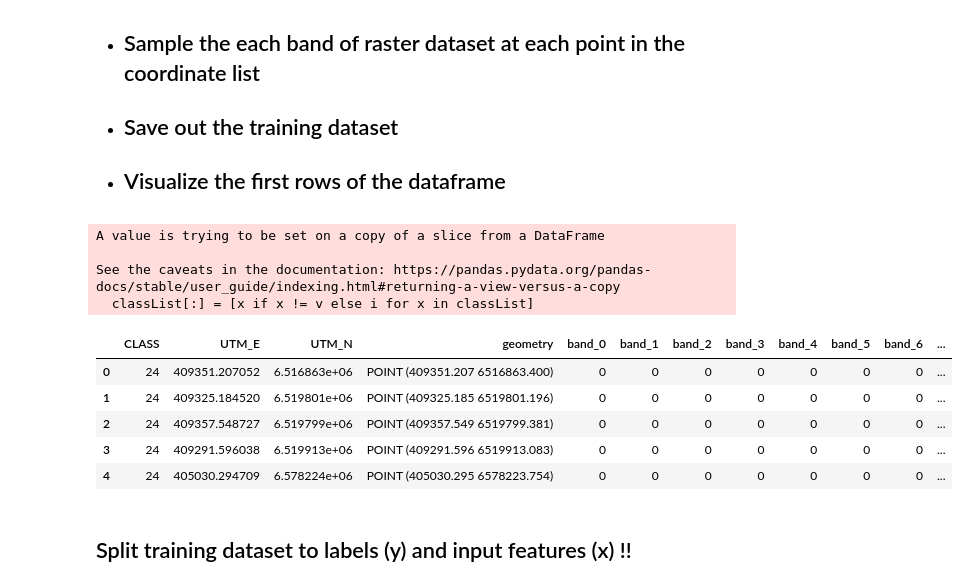
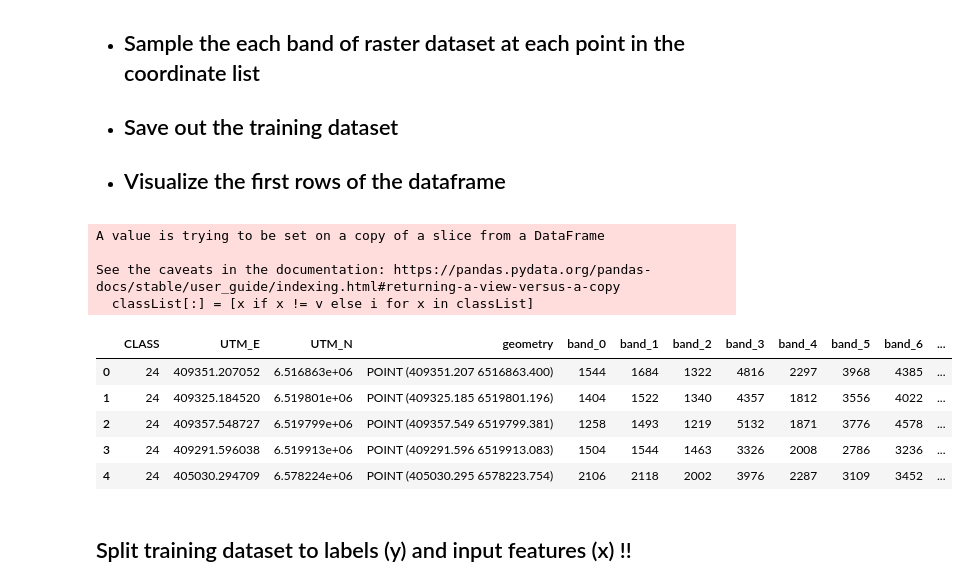
Before and after one commit to Gratheon/satellite-pollination-map, a Jupyter notebook: vegetation_classificator.ipynb, the cells around one changed output. Saved outputs shown, nothing was run; the diff lists cells and outputs as text; code cells hidden in the pictures.

```diff
--- a/Gratheon.ipynb
+++ b/vegetation_classificator.ipynb
@@ -71,38 +71,38 @@ bands=getBands(dataset.read().shape[0])
 # %%
 train_pts = gpd.read_file(training_points)
 train_pts = train_pts[['CLASS', 'UTM_E', 'UTM_N', 'geometry']]  # These are the attributes in our point dataset
 train_pts.index = range(len(train_pts))
-coords = [(x,y) for x, y in zip(train_pts.UTM_N, train_pts.UTM_E)]  # Create list of point coordinates
+coords = [(x,y) for x, y in zip(train_pts.UTM_E, train_pts.UTM_N)]  # Create list of point coordinates
 
 train_pts['Raster Value'] = [x for x in dataset.sample(coords)]
 train_pts[bands] = pd.DataFrame(train_pts['Raster Value'].tolist(), index= train_pts.index)
 train_pts = train_pts.drop(['Raster Value'], axis=1)
 
 sortedClasses= train_pts['CLASS'].unique().tolist()
 sortedClasses.sort()
 
 classList=train_pts['CLASS']
 for i,v in  enumerate(sortedClasses):
     classList[:] = [x if x != v else i for x in classList]
 
 
 train_pts['CLASS'] = classList
-train_pts.to_csv(str(workFolder)+'train_pts.csv') # save our training dataset to CSV
+train_pts.to_csv(workFolder / 'train_pts.csv') # save our training dataset to CSV
 # Check if class numbers were correctly changed
 train_pts['CLASS'].unique()
 
 train_pts.head() # visualize the first rows of the dataframe
 # %% [output]
 A value is trying to be set on a copy of a slice from a DataFrame
 
 See the caveats in the documentation: https://pandas.pydata.org/pandas-docs/stable/user_guide/indexing.html#returning-a-view-versus-a-copy
   classList[:] = [x if x != v else i for x in classList]
 |  | CLASS | UTM_E | UTM_N | geometry | band_0 | band_1 | band_2 | band_3 | band_4 | band_5 | band_6 | ... |
-| 0 | 24 | 409351.207052 | 6.516863e+06 | POINT (409351.207 6516863.400) | 0 | 0 | 0 | 0 | 0 | 0 | 0 | ... |
-| 1 | 24 | 409325.184520 | 6.519801e+06 | POINT (409325.185 6519801.196) | 0 | 0 | 0 | 0 | 0 | 0 | 0 | ... |
-| 2 | 24 | 409357.548727 | 6.519799e+06 | POINT (409357.549 6519799.381) | 0 | 0 | 0 | 0 | 0 | 0 | 0 | ... |
-| 3 | 24 | 409291.596038 | 6.519913e+06 | POINT (409291.596 6519913.083) | 0 | 0 | 0 | 0 | 0 | 0 | 0 | ... |
-| 4 | 24 | 405030.294709 | 6.578224e+06 | POINT (405030.295 6578223.754) | 0 | 0 | 0 | 0 | 0 | 0 | 0 | ... |
+| 0 | 24 | 409351.207052 | 6.516863e+06 | POINT (409351.207 6516863.400) | 1544 | 1684 | 1322 | 4816 | 2297 | 3968 | 4385 | ... |
+| 1 | 24 | 409325.184520 | 6.519801e+06 | POINT (409325.185 6519801.196) | 1404 | 1522 | 1340 | 4357 | 1812 | 3556 | 4022 | ... |
+| 2 | 24 | 409357.548727 | 6.519799e+06 | POINT (409357.549 6519799.381) | 1258 | 1493 | 1219 | 5132 | 1871 | 3776 | 4578 | ... |
+| 3 | 24 | 409291.596038 | 6.519913e+06 | POINT (409291.596 6519913.083) | 1504 | 1544 | 1463 | 3326 | 2008 | 2786 | 3236 | ... |
+| 4 | 24 | 405030.294709 | 6.578224e+06 | POINT (405030.295 6578223.754) | 2106 | 2118 | 2002 | 3976 | 2287 | 3109 | 3452 | ... |
 # %% [markdown]
 ## Split training dataset to labels (y) and input features (x) !!
 # %%
```
Also changed, not shown: parts of 7 cells of this notebook.
